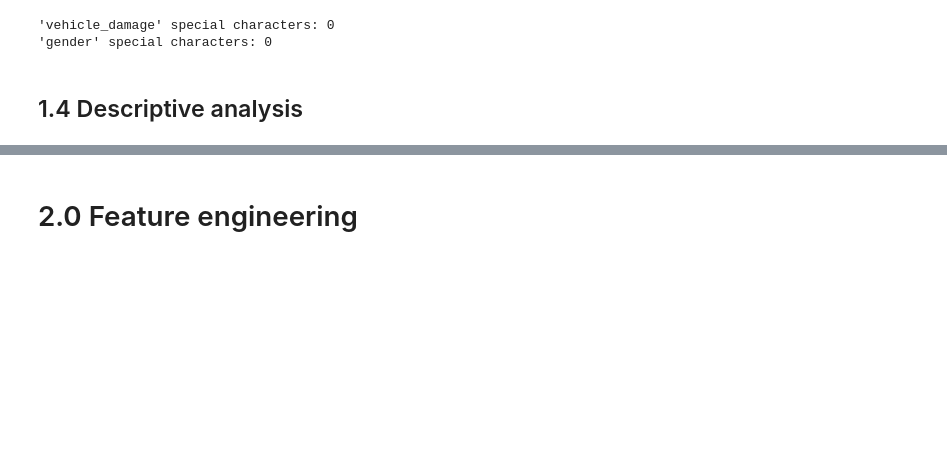
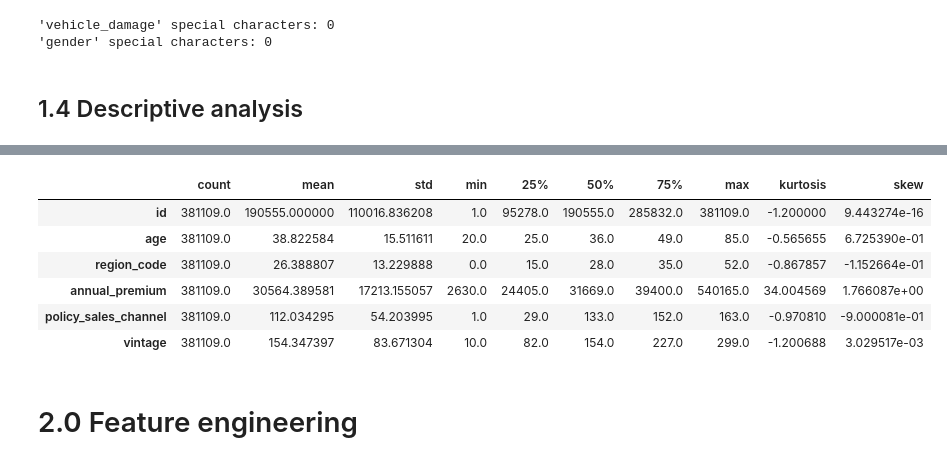
Before and after one commit to iury-repo/health_insurance_cs, a Jupyter notebook: notebooks/0.01-ims-data-wrangling.ipynb, the cells around one changed output, grey strips where cells are left out. Drawn from its saved outputs; the diff is of its cells as text; code cells hidden in the pictures; blank space fills up the shorter version.

```diff
--- a/notebooks/0.01-ims-data-wrangling.ipynb
+++ b/notebooks/0.01-ims-data-wrangling.ipynb
@@ -112,2 +111,17 @@ raw_df.loc[:, ['age', 'annual_premium', 'vintage']].describe()
+# %%
+# Descriptive statistics
+kurt_skew = num_features.apply(lambda x: x.agg(['kurtosis', 'skew'])).T
+df_describe = num_features.describe().T
+
+df_stats = pd.concat([df_describe, kurt_skew], axis=1)
+df_stats
+# %% [output]
+|  | count | mean | std | min | 25% | 50% | 75% | max | kurtosis | skew |
+| id | 381109.0 | 190555.000000 | 110016.836208 | 1.0 | 95278.0 | 190555.0 | 285832.0 | 381109.0 | -1.200000 | 9.443274e-16 |
+| age | 381109.0 | 38.822584 | 15.511611 | 20.0 | 25.0 | 36.0 | 49.0 | 85.0 | -0.565655 | 6.725390e-01 |
+| region_code | 381109.0 | 26.388807 | 13.229888 | 0.0 | 15.0 | 28.0 | 35.0 | 52.0 | -0.867857 | -1.152664e-01 |
+| annual_premium | 381109.0 | 30564.389581 | 17213.155057 | 2630.0 | 24405.0 | 31669.0 | 39400.0 | 540165.0 | 34.004569 | 1.766087e+00 |
+| policy_sales_channel | 381109.0 | 112.034295 | 54.203995 | 1.0 | 29.0 | 133.0 | 152.0 | 163.0 | -0.970810 | -9.000081e-01 |
+| vintage | 381109.0 | 154.347397 | 83.671304 | 10.0 | 82.0 | 154.0 | 227.0 | 299.0 | -1.200688 | 3.029517e-03 |
 # %% [markdown]
 # 2.0 Feature engineering
```
Also changed, not shown: parts of 10 cells of this notebook.
